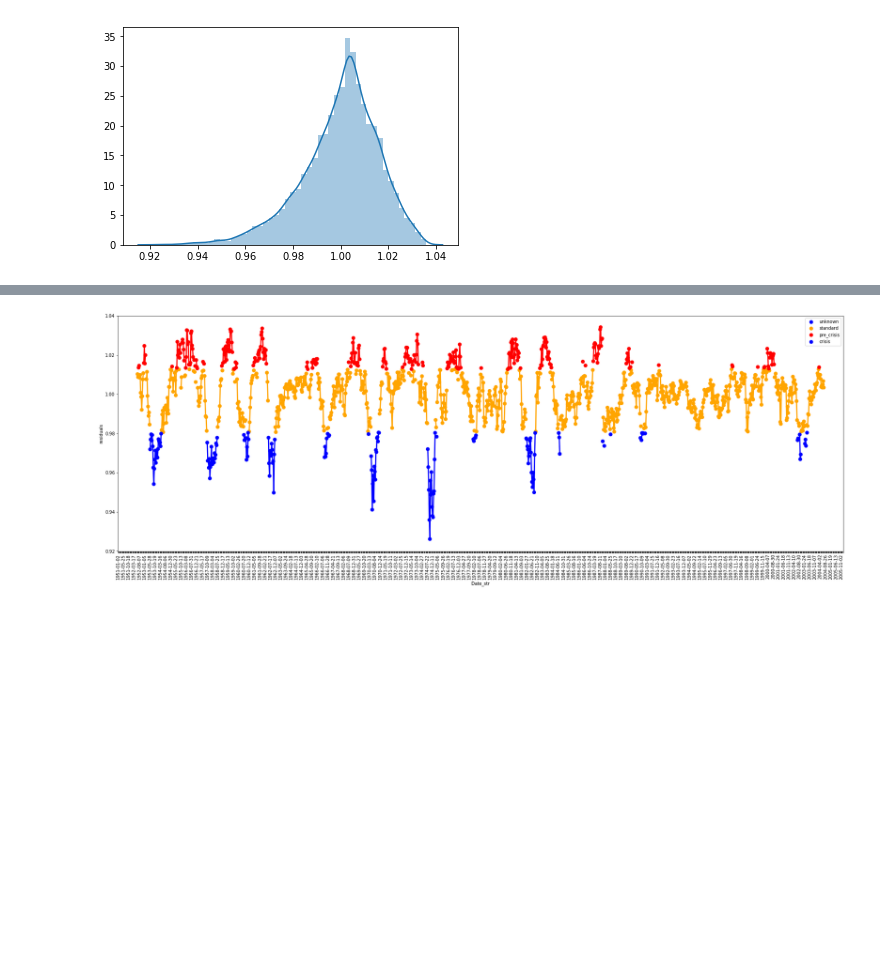
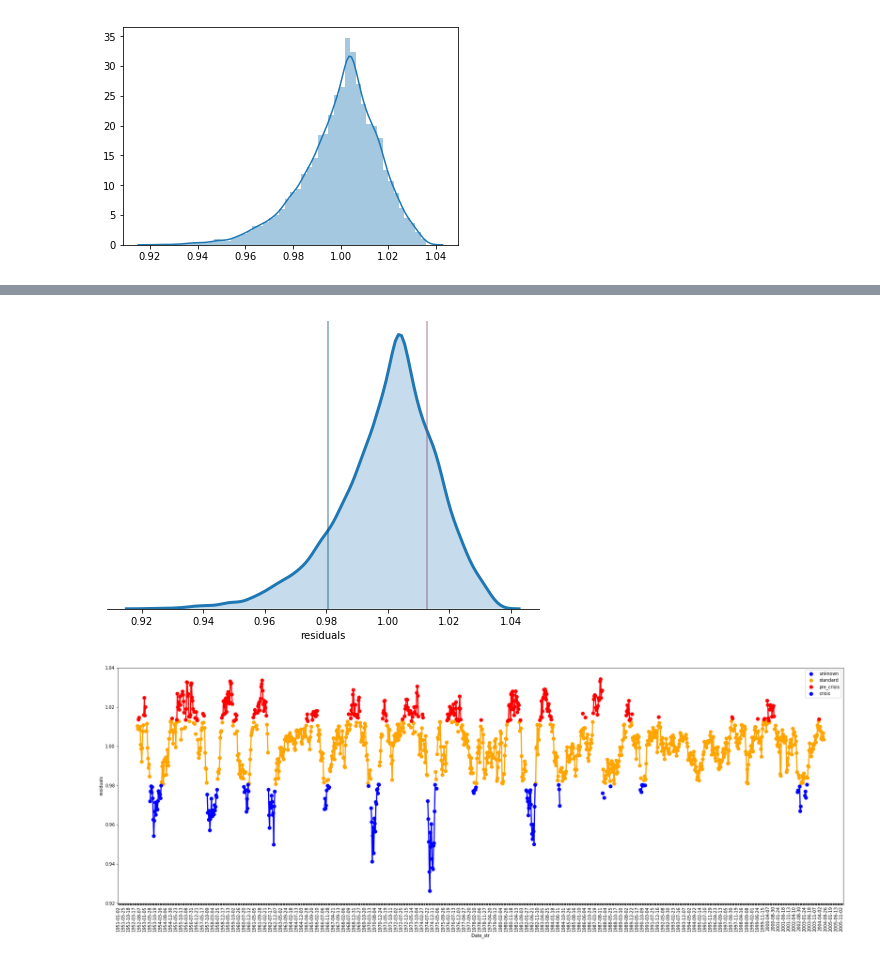
Before and after one commit to diazcelsa/eBroker, a Jupyter notebook: notebooks/crisis_annotation_forecast/Crisis Annotation Optimization for S&P 500 Time Series.ipynb, the cells around one changed output, grey strips where cells are left out. Cells and saved outputs as stored; diff of their text form; code cells hidden in the pictures; blank space fills up the shorter version.

```diff
--- a/notebooks/crisis_annotation_forecast/Crisis Annotation Optimization for S&P 500 Time Series.ipynb
+++ b/notebooks/crisis_annotation_forecast/Crisis Annotation Optimization for S&P 500 Time Series.ipynb
@@ -184,3 +195,23 @@ interval: [0.9806404858975003, 1.0127459268282746]
+# %%
+ax = plt.subplot(111)
+sns.distplot(data_labeled[~(data_labeled['residuals'].isnull())].residuals, hist = False, kde = True,
+                 kde_kws = {'shade': True, 'linewidth': 3})
+
+ax.spines['right'].set_visible(False)
+ax.spines['left'].set_visible(False)
+ax.spines['top'].set_visible(False)
+ax.tick_params(left=False)
+ax.tick_params(labelleft=False)
+ax.tick_params(right=False)
+ax.tick_params(labelright=False)
+ax.tick_params(top=False)
+ax.tick_params(labeltop=False)
+plt.gca().set_position([0, 0, 1, 1])
+plt.axvline(x=0.9806, color='#004B6F', alpha=0.5)
+plt.axvline(x=1.0127, color='#864B6F', alpha=0.5)
+plt.savefig("../../data/residuals_distribution.svg")
+# %% [output]
+[figure, added]
 # %%
 plot_time_series(data_labeled, 'Date_str', 'residuals', col_label, ['blue', 'orange', 'red'])
 # %% [output]
```
Also changed, not shown: parts of 8 cells of this notebook, 5 other files.
